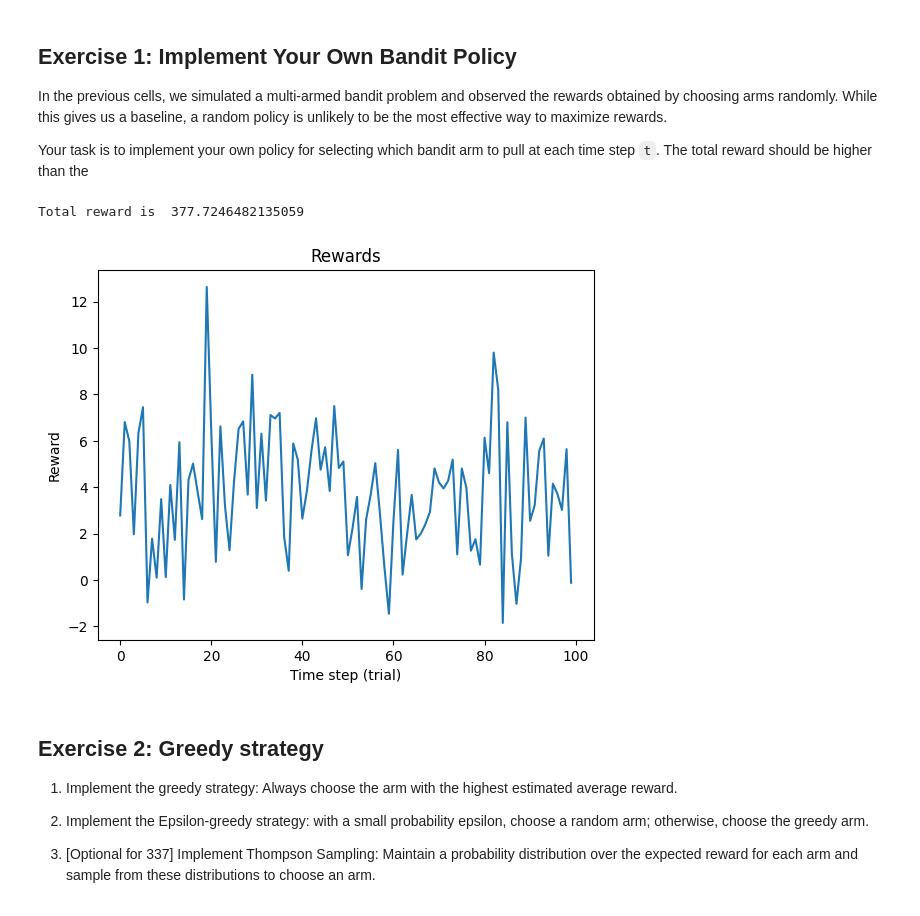
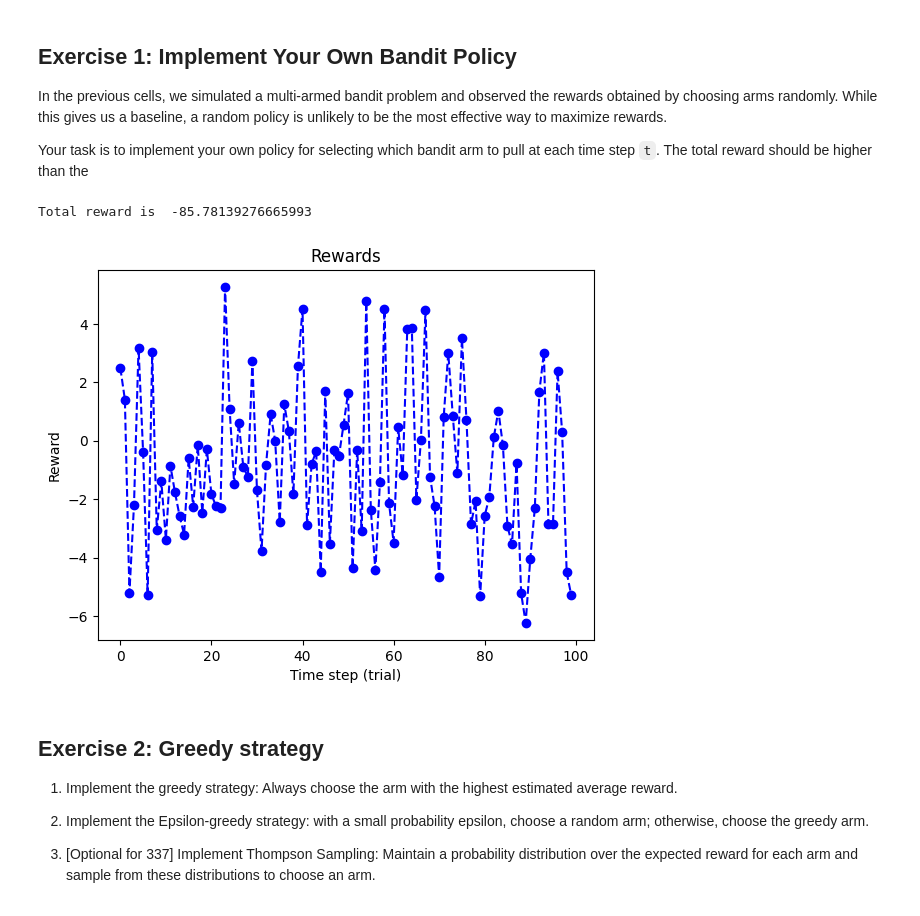
Before and after one commit to Jarvis-X/Aerial-Robotics-Course-Projects, a Jupyter notebook: lab1-bandit.ipynb, the cells around one changed output. Cells and saved outputs as stored; diff of their text form; code cells hidden in the pictures.

```diff
--- a/lab1-bandit.ipynb
+++ b/lab1-bandit.ipynb
@@ -83,30 +83,30 @@ Your task is to implement your own policy for selecting which bandit arm to pull
 # %%
 # Rewards
 rewards = []
 
 # For T trials, chose a random arm
 for t in range(T):
   # Action: Choose a random arm
   a = 1 ############################ YOUR POLICY HERE #################
 
   # Reward
   r = np.random.normal(bandit_mean[a], bandit_std[a])
   rewards.append(r)
 
 
 # Total reward
 total = sum(rewards)
 
 # Plot results
-plot(rewards)
+plot(rewards, 'b--o', label='Rewards')
 plt.title("Rewards")
 xlabel("Time step (trial)")
 ylabel("Reward")
 
 print("Total reward is ", total)
 # %% [output]
-Total reward is  377.7246482135059
+Total reward is  -85.78139276665993
-[figure, old version]
+[figure, new version]
 # %% [markdown]
 ## Exercise 2: Greedy strategy
 
```
Also changed, not shown: parts of 3 cells of this notebook.
